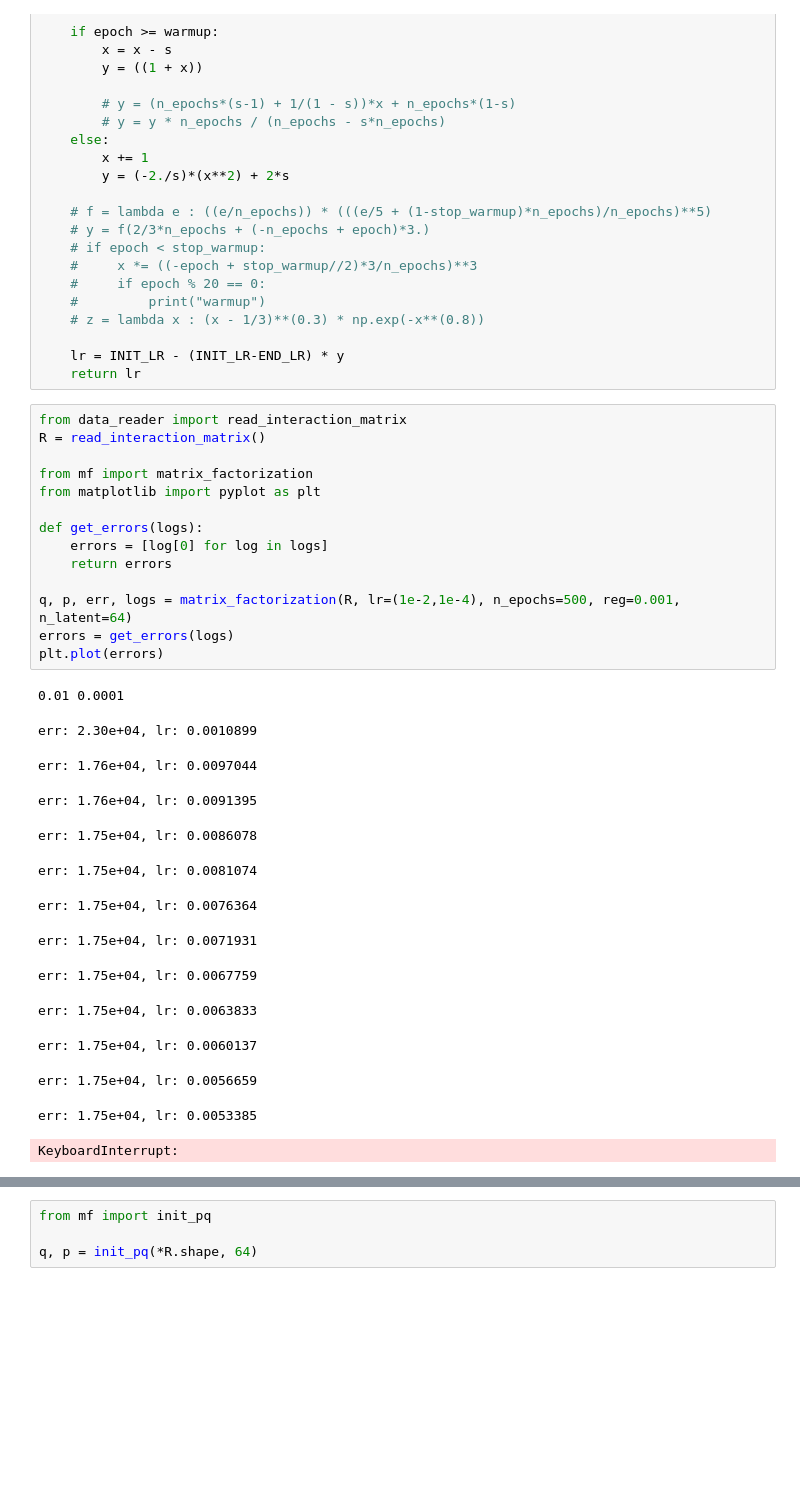
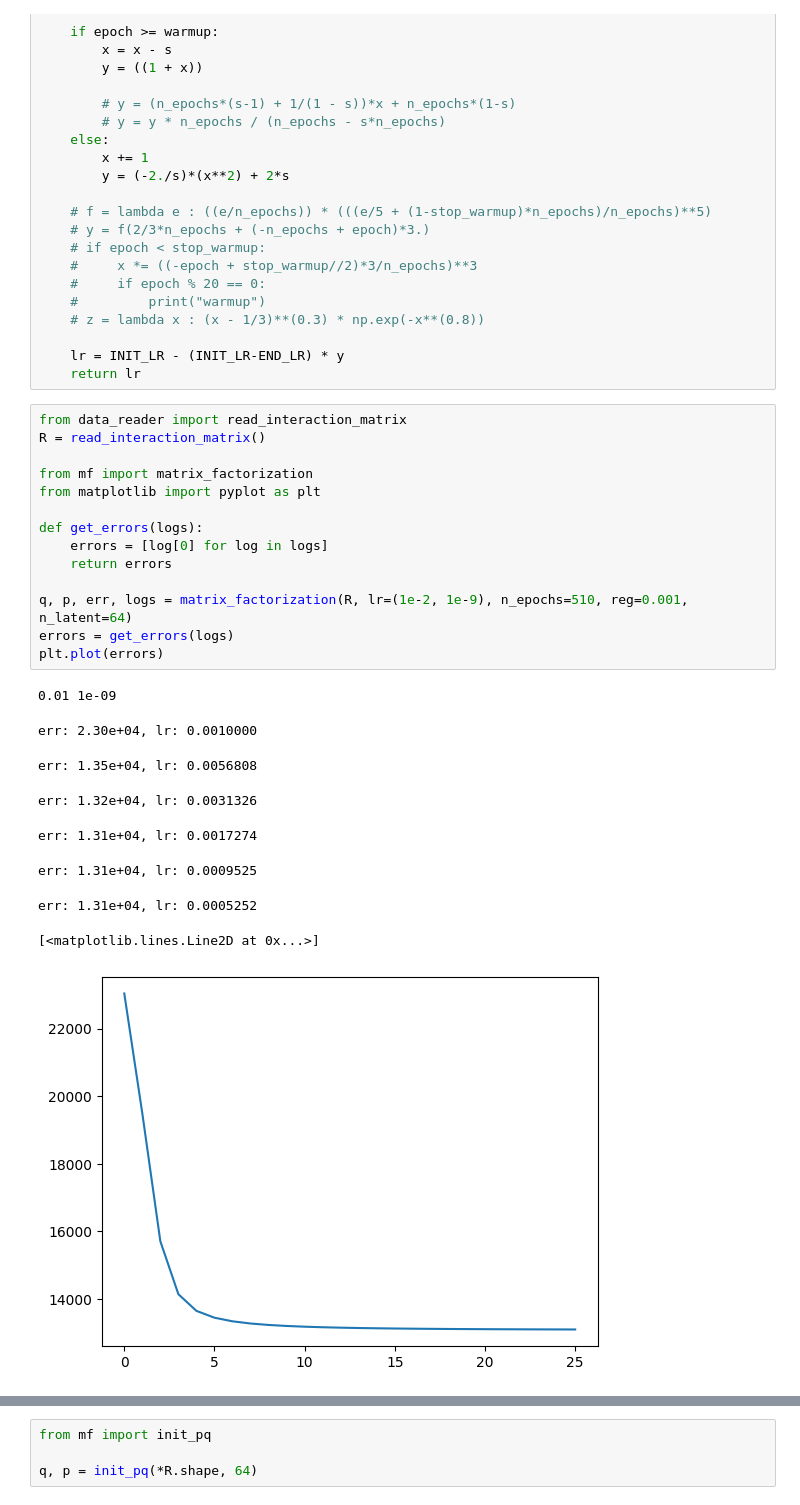
Before and after one commit to aeirya/information-retrieval-course, a Jupyter notebook: hw3/speed_mf.ipynb, the cells around one changed output, grey strips where cells are left out. Drawn from its saved outputs; the diff is of its cells as text; blank space fills up the shorter version.

```diff
--- a/hw3/speed_mf.ipynb
+++ b/hw3/speed_mf.ipynb
@@ -55,32 +55,27 @@ def LR(epoch, warmup):
 # %%
 from data_reader import read_interaction_matrix
 R = read_interaction_matrix()
 
 from mf import matrix_factorization
 from matplotlib import pyplot as plt
 
 def get_errors(logs):
     errors = [log[0] for log in logs]
     return errors
 
-q, p, err, logs = matrix_factorization(R, lr=(1e-2,1e-4), n_epochs=500, reg=0.001, n_latent=64)
+q, p, err, logs = matrix_factorization(R, lr=(1e-2, 1e-9), n_epochs=510, reg=0.001, n_latent=64)
 errors = get_errors(logs)
 plt.plot(errors)
 # %% [output]
-0.01 0.0001
+0.01 1e-09
-err: 2.30e+04, lr: 0.0010899
+err: 2.30e+04, lr: 0.0010000
-err: 1.76e+04, lr: 0.0097044
+err: 1.35e+04, lr: 0.0056808
-err: 1.76e+04, lr: 0.0091395
+err: 1.32e+04, lr: 0.0031326
-err: 1.75e+04, lr: 0.0086078
+err: 1.31e+04, lr: 0.0017274
-err: 1.75e+04, lr: 0.0081074
+err: 1.31e+04, lr: 0.0009525
-err: 1.75e+04, lr: 0.0076364
+err: 1.31e+04, lr: 0.0005252
-err: 1.75e+04, lr: 0.0071931
+[<matplotlib.lines.Line2D at 0x...>]
-err: 1.75e+04, lr: 0.0067759
-err: 1.75e+04, lr: 0.0063833
-err: 1.75e+04, lr: 0.0060137
-err: 1.75e+04, lr: 0.0056659
-err: 1.75e+04, lr: 0.0053385
-KeyboardInterrupt:
+[figure, added]
 # %%
 import numpy as np
 S = (q @ p.T)
```
Also changed, not shown: parts of 16 cells of this notebook, 1 other file.
